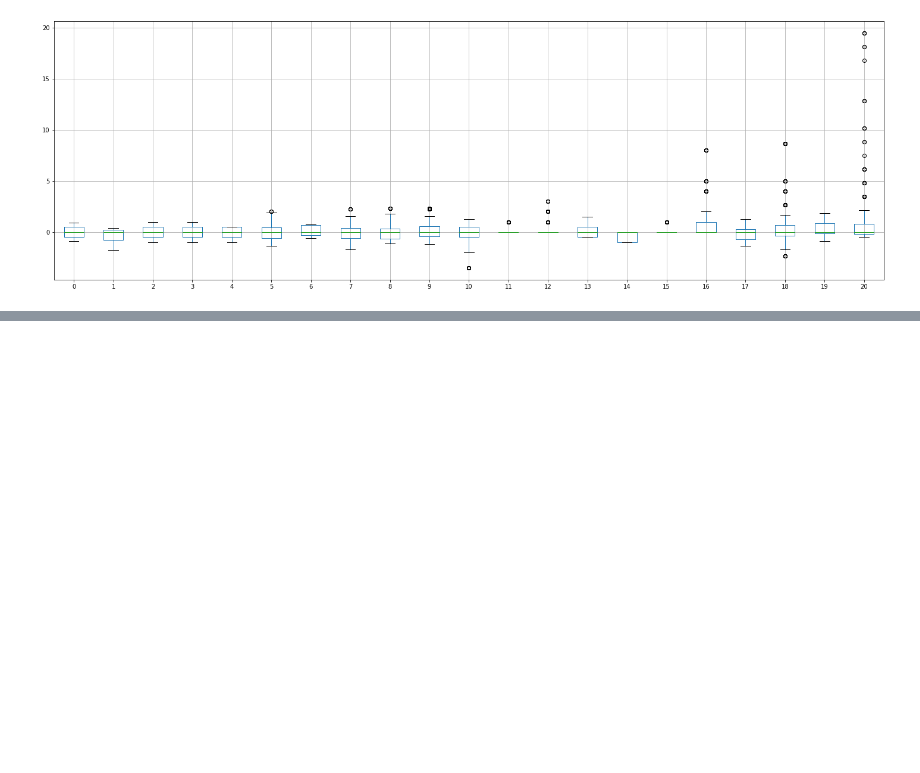
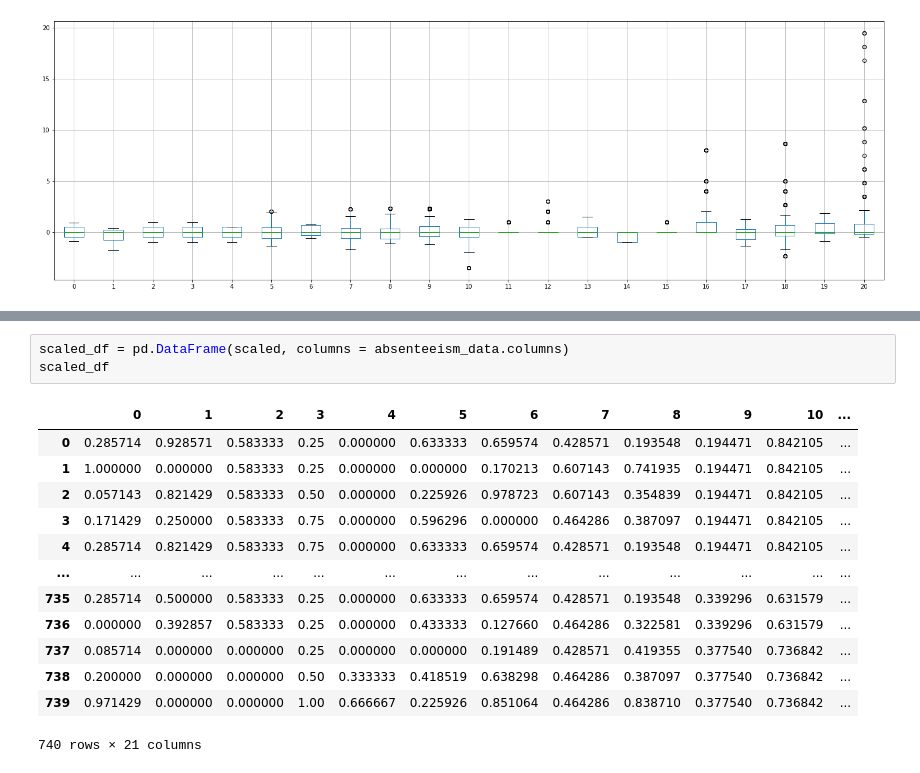
Before and after one commit to Ghaffaru15/feature-engineering, a Jupyter notebook: Numerical Data/Scaling&Standardization.ipynb, the cells around one changed output, grey strips where cells are left out. Drawn from its saved outputs; the diff is of its cells as text; blank space fills up the shorter version.

```diff
--- a/Numerical Data/Scaling&Standardization.ipynb
+++ b/Numerical Data/Scaling&Standardization.ipynb
@@ -159,0 +175,17 @@ absenteeism_data.boxplot(figsize=(25,8))
+# %%
+scaled_df = pd.DataFrame(scaled, columns = absenteeism_data.columns)
+scaled_df
+# %% [output]
+|  | 0 | 1 | 2 | 3 | 4 | 5 | 6 | 7 | 8 | 9 | 10 | ... |
+| 0 | 0.285714 | 0.928571 | 0.583333 | 0.25 | 0.000000 | 0.633333 | 0.659574 | 0.428571 | 0.193548 | 0.194471 | 0.842105 | ... |
+| 1 | 1.000000 | 0.000000 | 0.583333 | 0.25 | 0.000000 | 0.000000 | 0.170213 | 0.607143 | 0.741935 | 0.194471 | 0.842105 | ... |
+| 2 | 0.057143 | 0.821429 | 0.583333 | 0.50 | 0.000000 | 0.225926 | 0.978723 | 0.607143 | 0.354839 | 0.194471 | 0.842105 | ... |
+| 3 | 0.171429 | 0.250000 | 0.583333 | 0.75 | 0.000000 | 0.596296 | 0.000000 | 0.464286 | 0.387097 | 0.194471 | 0.842105 | ... |
+| 4 | 0.285714 | 0.821429 | 0.583333 | 0.75 | 0.000000 | 0.633333 | 0.659574 | 0.428571 | 0.193548 | 0.194471 | 0.842105 | ... |
+| ... | ... | ... | ... | ... | ... | ... | ... | ... | ... | ... | ... | ... |
+| 735 | 0.285714 | 0.500000 | 0.583333 | 0.25 | 0.000000 | 0.633333 | 0.659574 | 0.428571 | 0.193548 | 0.339296 | 0.631579 | ... |
+| 736 | 0.000000 | 0.392857 | 0.583333 | 0.25 | 0.000000 | 0.433333 | 0.127660 | 0.464286 | 0.322581 | 0.339296 | 0.631579 | ... |
+| 737 | 0.085714 | 0.000000 | 0.000000 | 0.25 | 0.000000 | 0.000000 | 0.191489 | 0.428571 | 0.419355 | 0.377540 | 0.736842 | ... |
+| 738 | 0.200000 | 0.000000 | 0.000000 | 0.50 | 0.333333 | 0.418519 | 0.638298 | 0.464286 | 0.387097 | 0.377540 | 0.736842 | ... |
+| 739 | 0.971429 | 0.000000 | 0.000000 | 1.00 | 0.666667 | 0.225926 | 0.851064 | 0.464286 | 0.838710 | 0.377540 | 0.736842 | ... |
+740 rows × 21 columns
```
Also changed, not shown: parts of 6 cells of this notebook, 6 other files.
